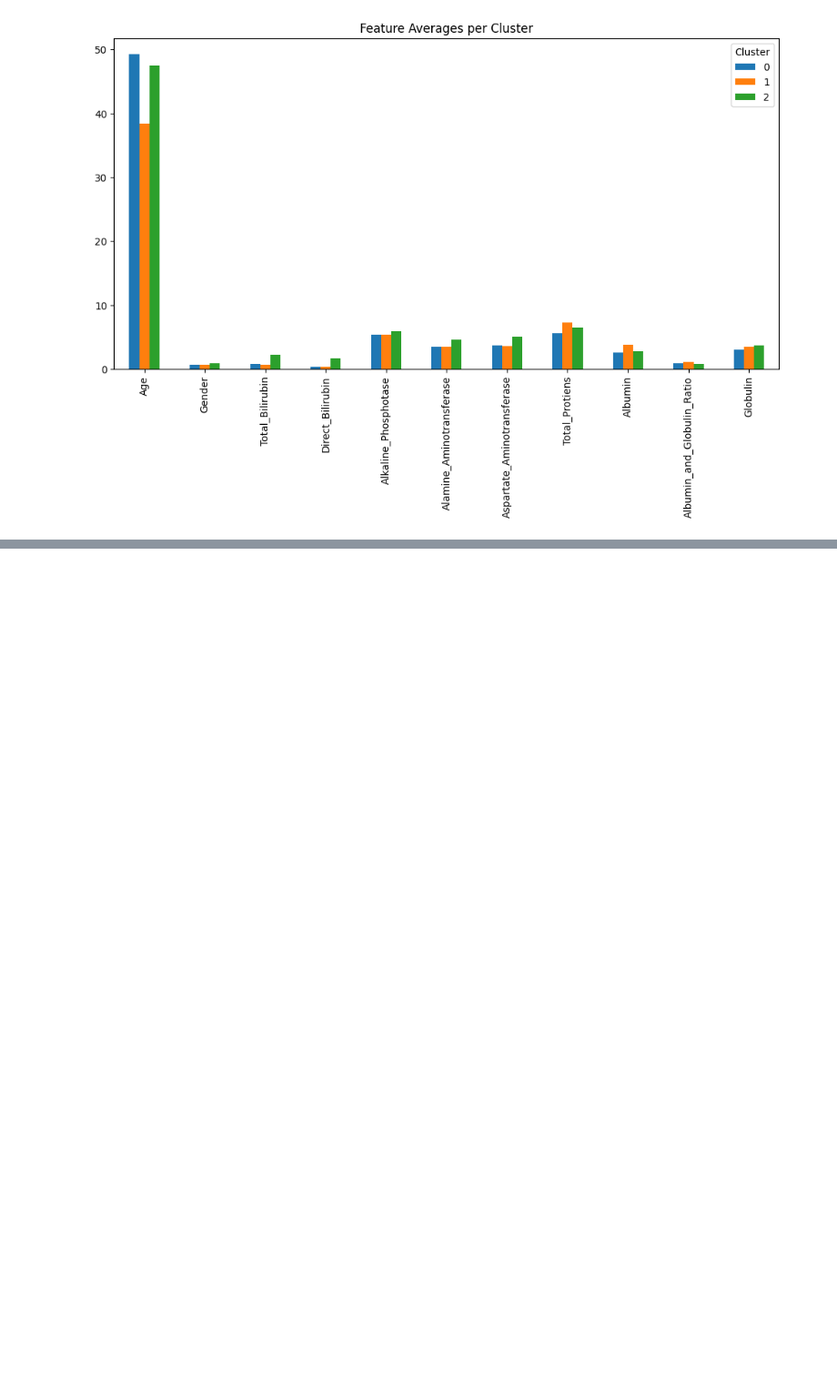
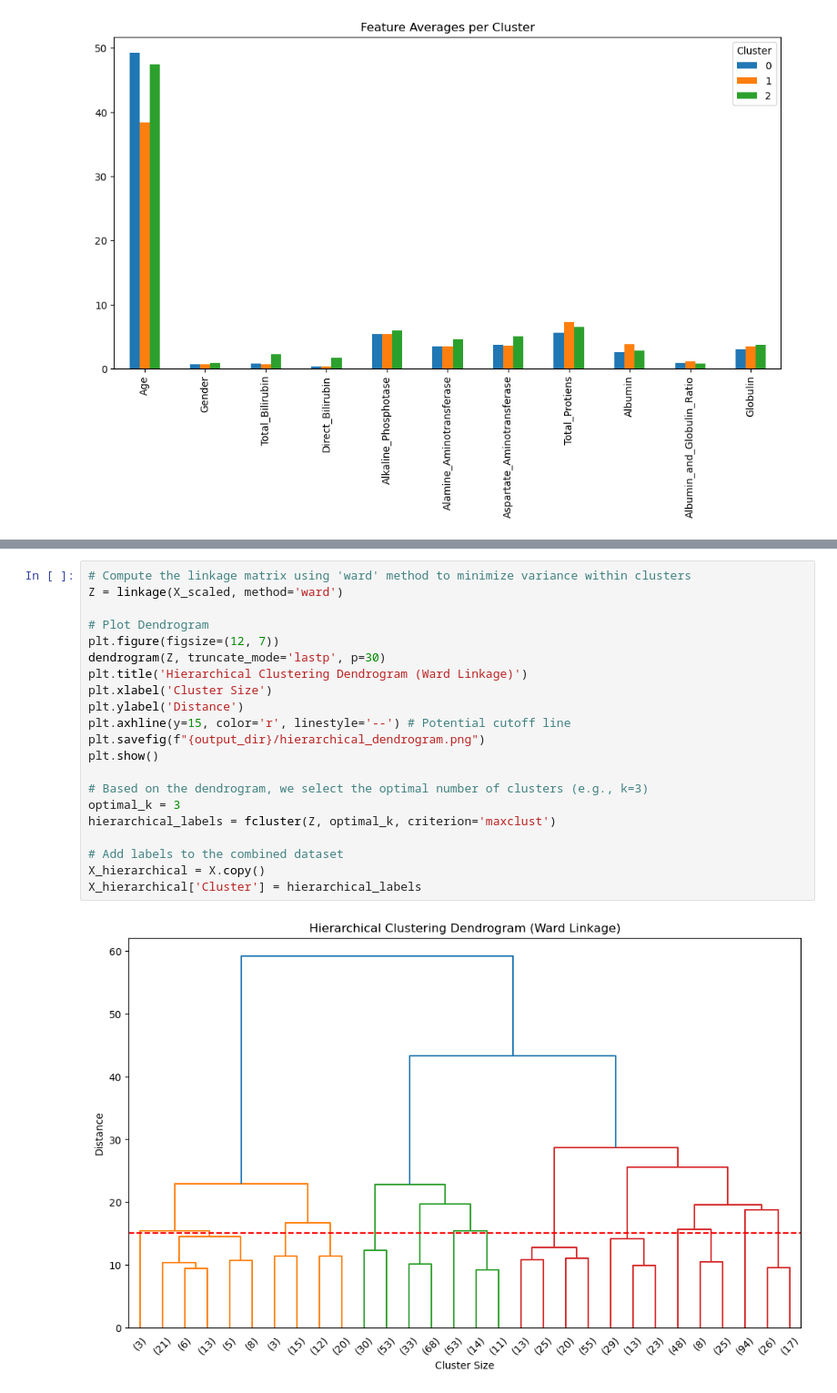
Before and after one commit to JumanahAlanazy/SW485-Project-G7, a Jupyter notebook: SW485-Project/Phase2_Unsupervised_Learning.ipynb, the cells around one changed output, grey strips where cells are left out. Shown at 91% size. Cells and saved outputs as stored; diff of their text form; blank space fills up the shorter version.

```diff
--- a/SW485-Project/Phase2_Unsupervised_Learning.ipynb
+++ b/SW485-Project/Phase2_Unsupervised_Learning.ipynb
@@ -248,0 +286,23 @@ Finally, the use of BCubed metrics is only an approximation in this context, sin
+# %%
+# Compute the linkage matrix using 'ward' method to minimize variance within clusters
+Z = linkage(X_scaled, method='ward')
+
+# Plot Dendrogram
+plt.figure(figsize=(12, 7))
+dendrogram(Z, truncate_mode='lastp', p=30)
+plt.title('Hierarchical Clustering Dendrogram (Ward Linkage)')
+plt.xlabel('Cluster Size')
+plt.ylabel('Distance')
+plt.axhline(y=15, color='r', linestyle='--') # Potential cutoff line
+plt.savefig(f"{output_dir}/hierarchical_dendrogram.png")
+plt.show()
+
+# Based on the dendrogram, we select the optimal number of clusters (e.g., k=3)
+optimal_k = 3
+hierarchical_labels = fcluster(Z, optimal_k, criterion='maxclust')
+
+# Add labels to the combined dataset
+X_hierarchical = X.copy()
+X_hierarchical['Cluster'] = hierarchical_labels
+# %% [output]
+[figure, added]
```
Also changed, not shown: parts of 20 cells of this notebook, 22 other files.
